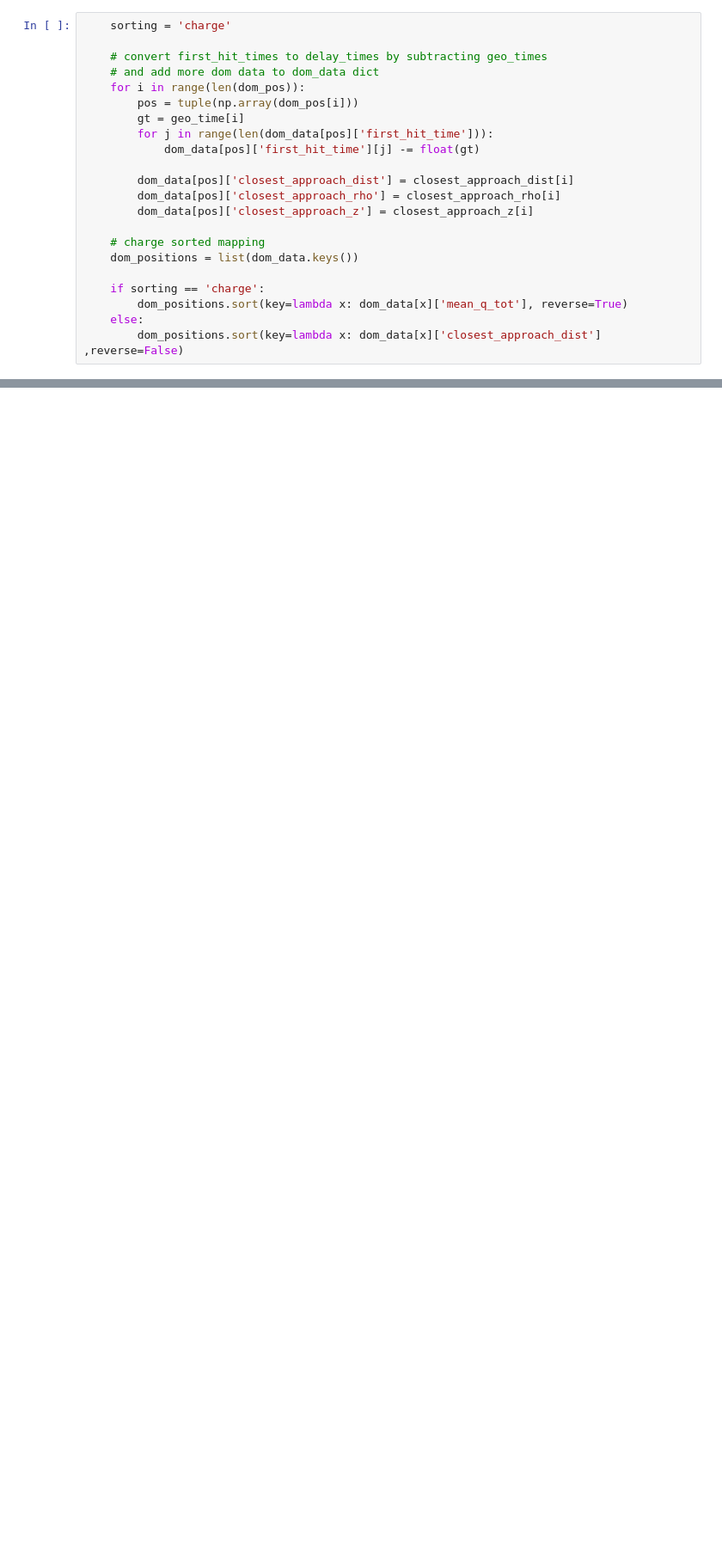
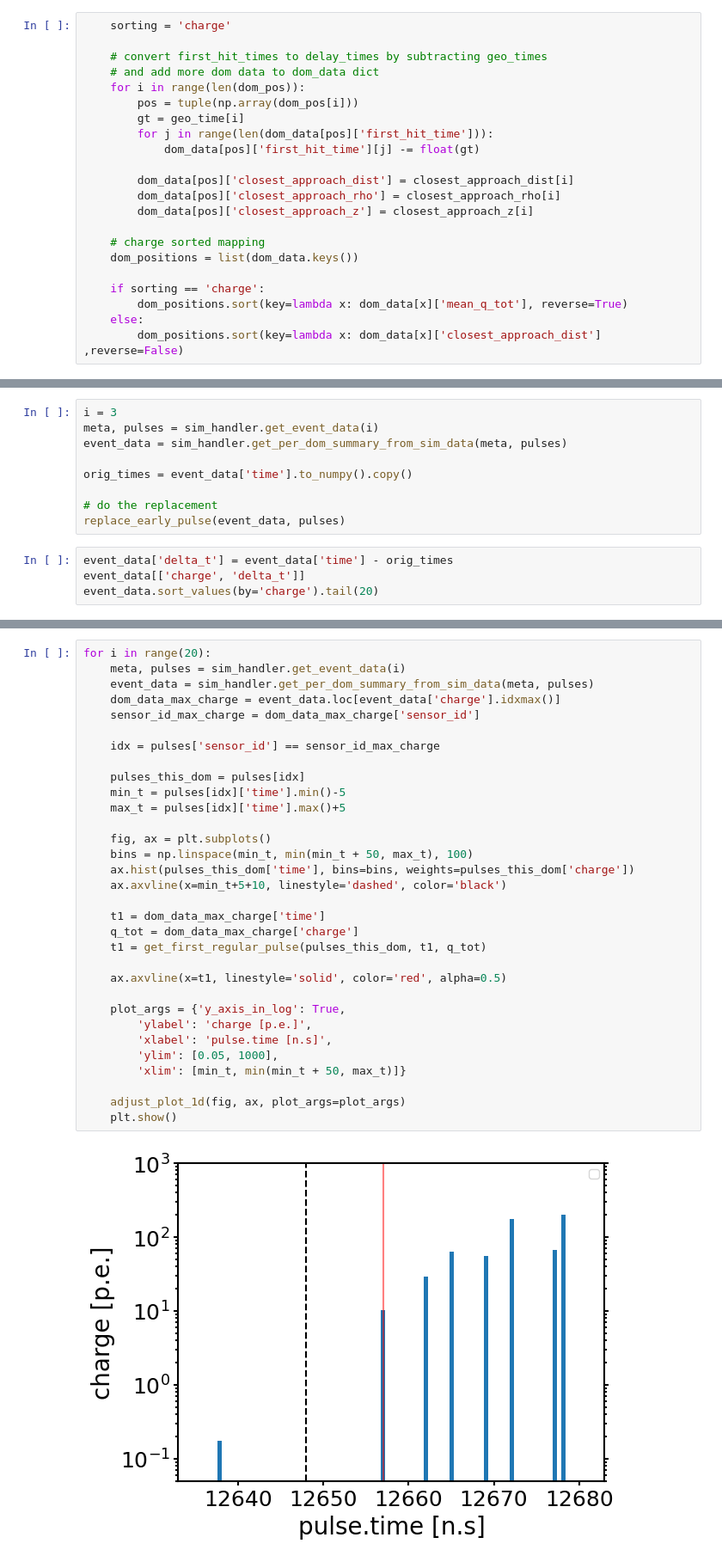
Before and after one commit to rishibbdb/TPN_DeV, a Jupyter notebook: dev/notebooks/investigate_early_pulses.ipynb, the cells around one changed output, grey strips where cells are left out. Shown at 86% size. Drawn from its saved outputs; the diff is of its cells as text; blank space fills up the shorter version.

```diff
--- a/dev/notebooks/investigate_early_pulses.ipynb
+++ b/dev/notebooks/investigate_early_pulses.ipynb
@@ -220,0 +403,13 @@ for i in range(100):
+# %%
+i = 3
+meta, pulses = sim_handler.get_event_data(i)
+event_data = sim_handler.get_per_dom_summary_from_sim_data(meta, pulses)
+
+orig_times = event_data['time'].to_numpy().copy()
+
+# do the replacement
+replace_early_pulse(event_data, pulses)
+# %%
+event_data['delta_t'] = event_data['time'] - orig_times
+event_data[['charge', 'delta_t']]
+event_data.sort_values(by='charge').tail(20)
@@ -220,0 +434,34 @@ for i in range(100):
+# %%
+for i in range(20):
+    meta, pulses = sim_handler.get_event_data(i)
+    event_data = sim_handler.get_per_dom_summary_from_sim_data(meta, pulses)
+    dom_data_max_charge = event_data.loc[event_data['charge'].idxmax()]
+    sensor_id_max_charge = dom_data_max_charge['sensor_id']
+
+    idx = pulses['sensor_id'] == sensor_id_max_charge
+
+    pulses_this_dom = pulses[idx]
+    min_t = pulses[idx]['time'].min()-5
+    max_t = pulses[idx]['time'].max()+5
+
+    fig, ax = plt.subplots()
+    bins = np.linspace(min_t, min(min_t + 50, max_t), 100)
+    ax.hist(pulses_this_dom['time'], bins=bins, weights=pulses_this_dom['charge'])
+    ax.axvline(x=min_t+5+10, linestyle='dashed', color='black')
+
+    t1 = dom_data_max_charge['time']
+    q_tot = dom_data_max_charge['charge']
+    t1 = get_first_regular_pulse(pulses_this_dom, t1, q_tot)
+
+    ax.axvline(x=t1, linestyle='solid', color='red', alpha=0.5)
+
+    plot_args = {'y_axis_in_log': True,
+        'ylabel': 'charge [p.e.]',
+        'xlabel': 'pulse.time [n.s]',
+        'ylim': [0.05, 1000],
+        'xlim': [min_t, min(min_t + 50, max_t)]}
+
+    adjust_plot_1d(fig, ax, plot_args=plot_args)
+    plt.show()
+# %% [output]
+[figure, added]
```
Also changed, not shown: parts of 10 cells of this notebook, 1 other file.
